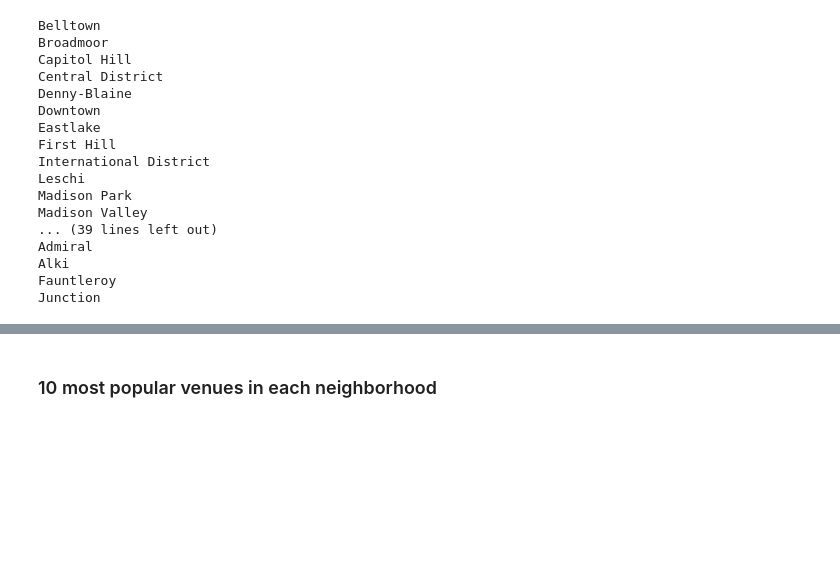
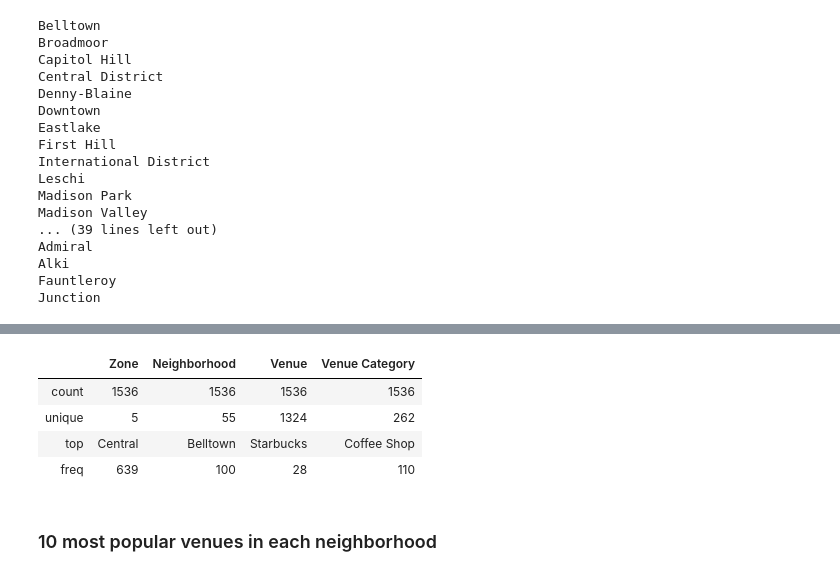
Before and after one commit to naquech/CourseraCapstone, a Jupyter notebook: Main.ipynb, the cells around one changed output, grey strips where cells are left out. Saved outputs shown, nothing was run; the diff lists cells and outputs as text; code cells hidden in the pictures; blank space fills up the shorter version.

```diff
--- a/Main.ipynb
+++ b/Main.ipynb
@@ -483,3 +475,11 @@ print(seattle_venues['Venue Category'].unique())
+# %%
+seattle_venues.describe()
+# %% [output]
+|  | Zone | Neighborhood | Venue | Venue Category |
+| count | 1536 | 1536 | 1536 | 1536 |
+| unique | 5 | 55 | 1324 | 262 |
+| top | Central | Belltown | Starbucks | Coffee Shop |
+| freq | 639 | 100 | 28 | 110 |
 # %% [markdown]
 ### 10 most popular venues in each neighborhood
 # %%
```
Also changed, not shown: parts of 19 cells of this notebook, 3 other files.
